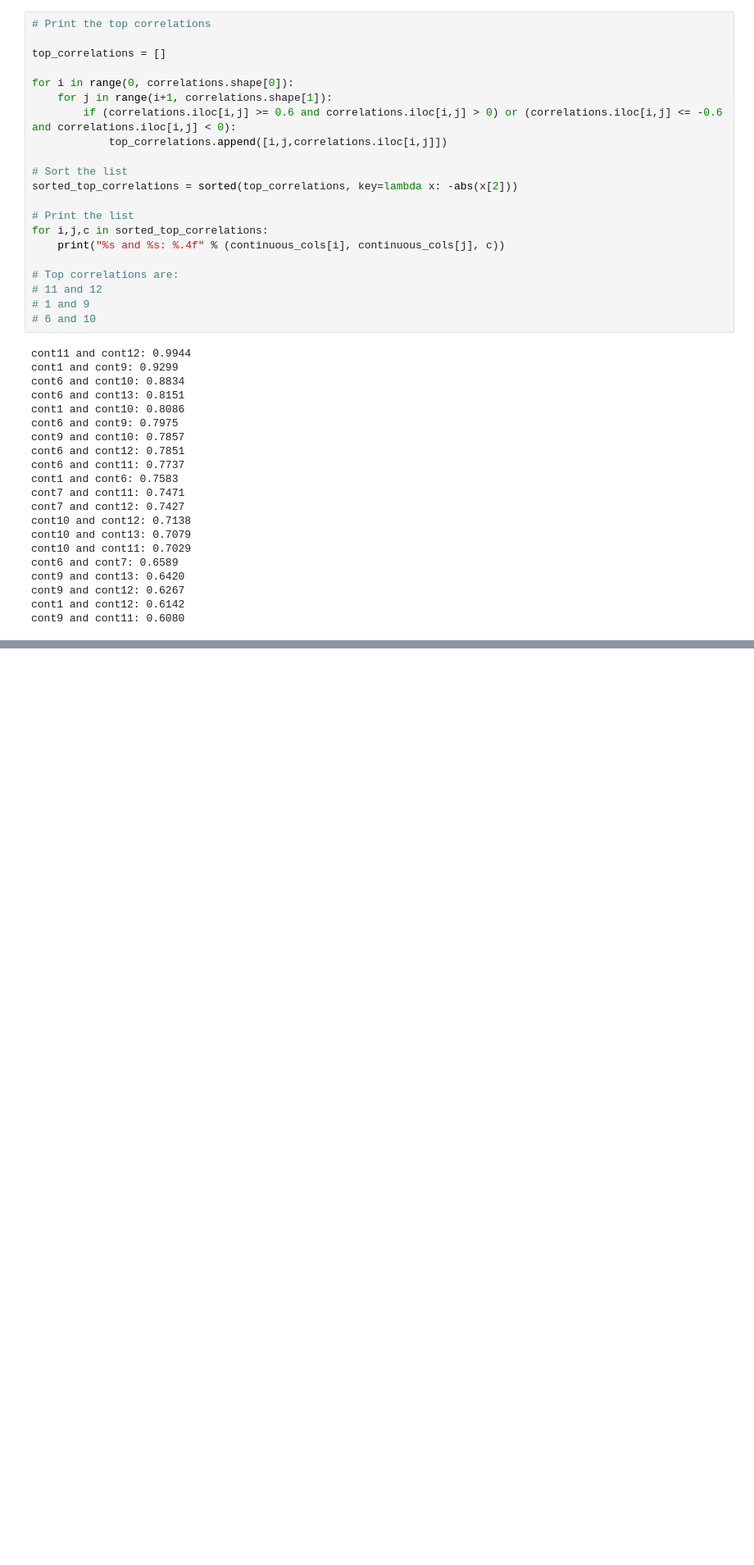
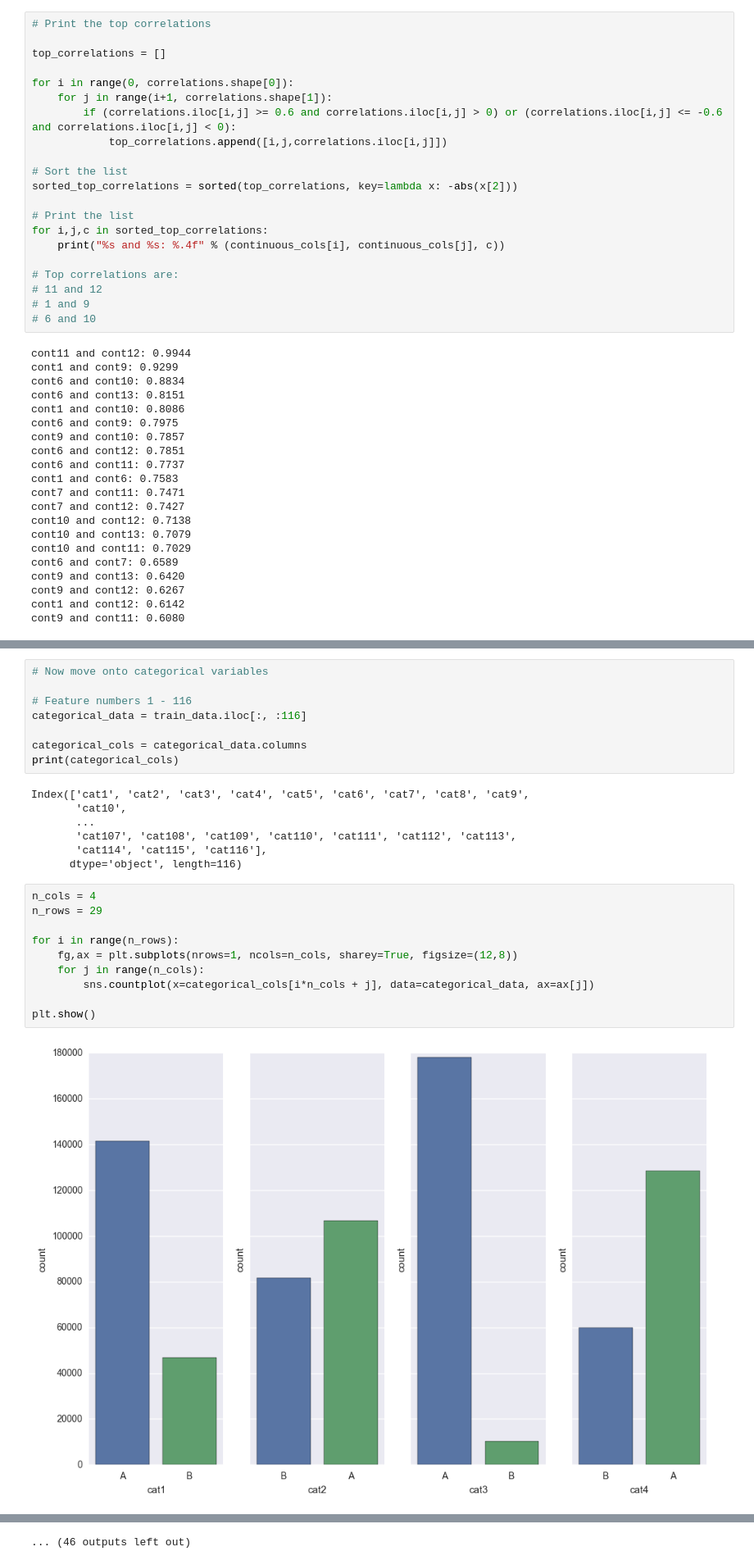
Before and after one commit to margaretpearce/allstate_kaggle, a Jupyter notebook: kernel.ipynb, the cells around one changed output, grey strips where cells are left out. Shown at 82% size. Drawn from its saved outputs; the diff is of its cells as text; blank space fills up the shorter version.

Commit message:
count plots for categorical variables

```diff
--- a/kernel.ipynb
+++ b/kernel.ipynb
@@ -199,0 +200,27 @@ for i,j,c in sorted_top_correlations:
+# %%
+# Now move onto categorical variables
+
+# Feature numbers 1 - 116
+categorical_data = train_data.iloc[:, :116]
+
+categorical_cols = categorical_data.columns
+print(categorical_cols)
+# %% [output]
+Index(['cat1', 'cat2', 'cat3', 'cat4', 'cat5', 'cat6', 'cat7', 'cat8', 'cat9',
+       'cat10',
+       ...
+       'cat107', 'cat108', 'cat109', 'cat110', 'cat111', 'cat112', 'cat113',
+       'cat114', 'cat115', 'cat116'],
+      dtype='object', length=116)
+# %%
+n_cols = 4
+n_rows = 29
+
+for i in range(n_rows):
+    fg,ax = plt.subplots(nrows=1, ncols=n_cols, sharey=True, figsize=(12,8))
+    for j in range(n_cols):
+        sns.countplot(x=categorical_cols[i*n_cols + j], data=categorical_data, ax=ax[j])
+
+plt.show()
+# %% [output]
+[figure, added]
@@ -199,0 +238 @@ for i,j,c in sorted_top_correlations:
+... (46 outputs left out)
```
Also changed, not shown: parts of 2 cells of this notebook.
